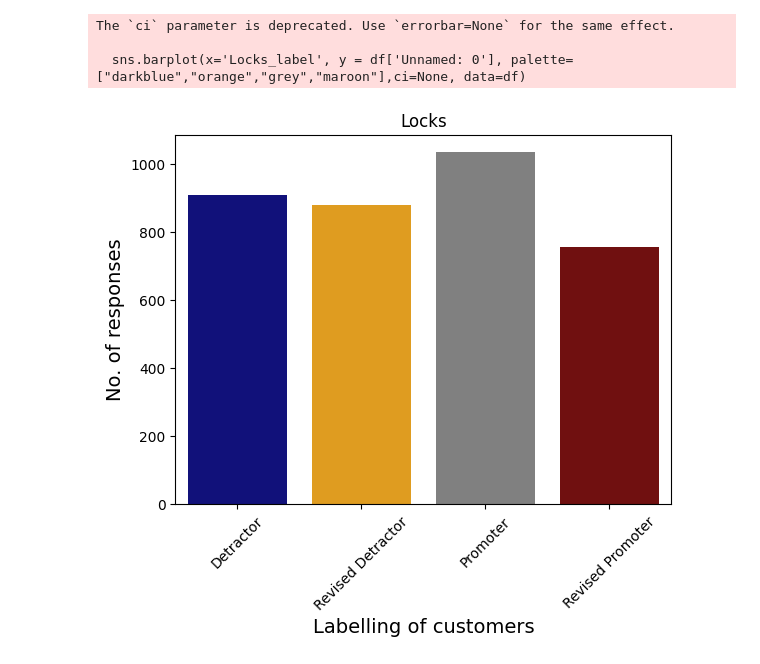
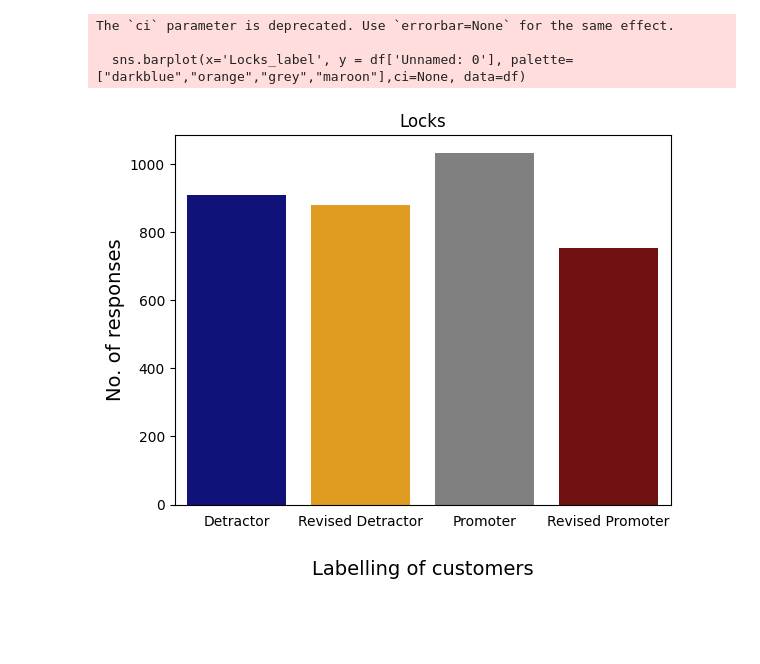
Before and after one commit to Vishesh-Giyanani/Digital-Sentiment-Analysis_NLP, a Jupyter notebook: NLP/BarGraph.ipynb, the cells around one changed output. Cells and saved outputs as stored; diff of their text form; code cells hidden in the pictures; blank space fills up the shorter version.

```diff
--- a/NLP/BarGraph.ipynb
+++ b/NLP/BarGraph.ipynb
@@ -23,16 +36,29 @@ The `ci` parameter is deprecated. Use `errorbar=None` for the same effect.
 # %%
 sns.barplot(x='Locks_label', y = df['Unnamed: 0'], palette=["darkblue","orange","grey","maroon"],ci=None, data=df)
 
-plt.xticks(rotation=45)
+plt.xticks(rotation=0)
 plt.xlabel('Labelling of customers', fontsize=14)
 plt.ylabel('No. of responses', fontsize=14)
 plt.title("Locks")
+
+ax = plt.gca()
+
+# Set the x-axis tick labels position to bottom
+ax.tick_params(axis='x', which='both', bottom=False, top=False, labelbottom=True)
+
+# Set the y-axis tick labels position to left
+ax.tick_params(axis='y', which='both', left=True, right=False, labelleft=True)
+
+# Set the x and y-axis label positions
+ax.xaxis.set_label_coords(0.5, -0.15)
+ax.yaxis.set_label_coords(-0.1, 0.5)
+
 plt.show()
 # %% [output]
 The `ci` parameter is deprecated. Use `errorbar=None` for the same effect.
 
   sns.barplot(x='Locks_label', y = df['Unnamed: 0'], palette=["darkblue","orange","grey","maroon"],ci=None, data=df)
-[figure, old version]
+[figure, new version]
 # %%
 sns.barplot(x='Interio_label', y=df['Unnamed: 0'], palette=["darkblue","orange","grey","maroon"],ci=None, data=df)
 
```
Also changed, not shown: parts of 3 cells of this notebook, 2 other files.
